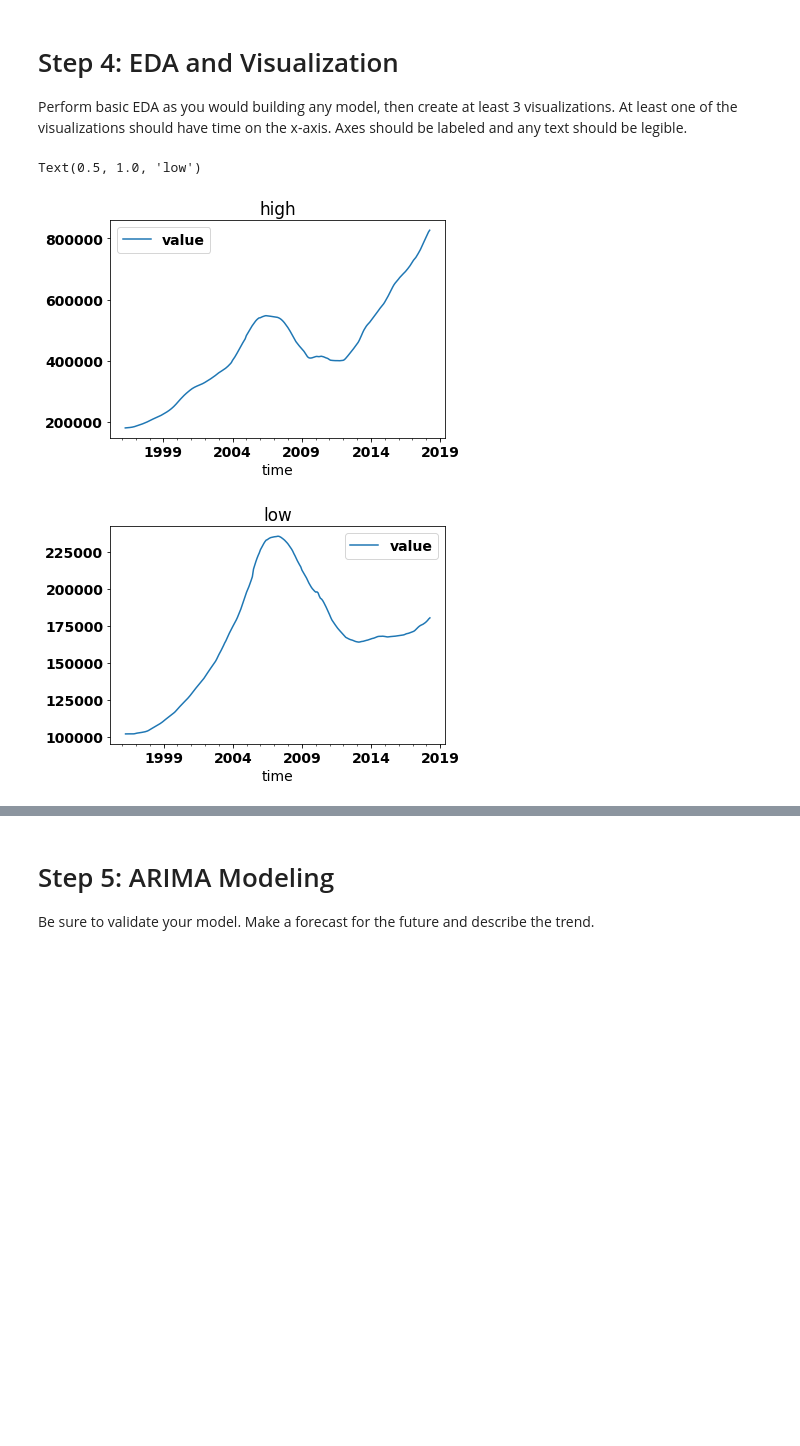
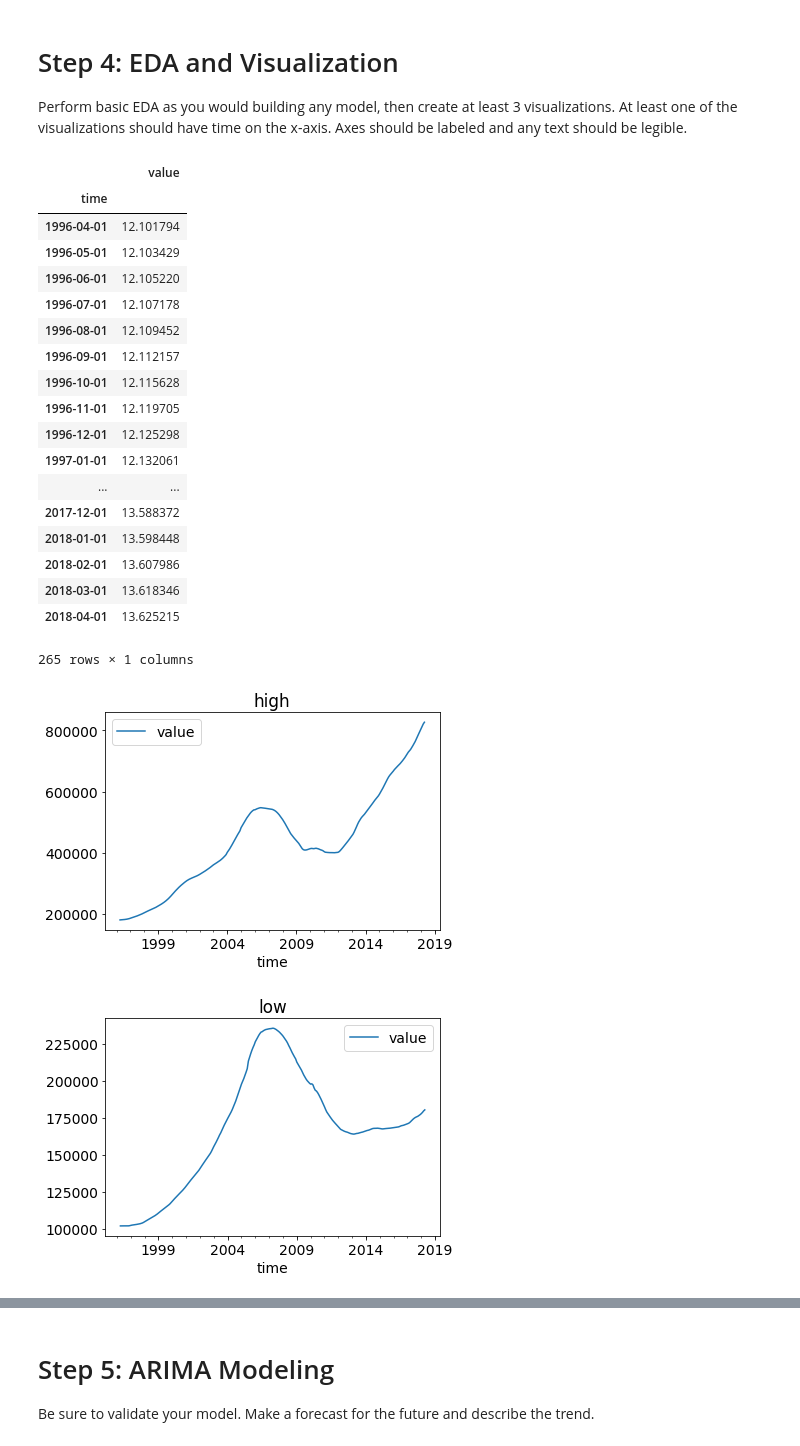
Before and after one commit to krbarounis/Zillow-Project, a Jupyter notebook: mod_4_starter_notebook.ipynb, the cells around one changed output, grey strips where cells are left out. Drawn from its saved outputs; the diff is of its cells as text; code cells hidden in the pictures; blank space fills up the shorter version.

```diff
--- a/mod_4_starter_notebook.ipynb
+++ b/mod_4_starter_notebook.ipynb
@@ -161,21 +120,39 @@ low_df = low_return.groupby('time')[['value']].mean()
 # Step 4: EDA and Visualization
 Perform basic EDA as you would building any model, then create at least 3 visualizations.  At least one of the visualizations should have time on the x-axis.  Axes should be labeled and any text should be legible.
 # %%
-
 font = {'family' : 'normal',
         'size'   : 14}
 
 plt.rc('font', **font)
 high_df.plot()
 plt.title('high')
 low_df.plot()
 plt.title('low')
-
+#log transform values
+log_high = pd.DataFrame(np.log(high_df['value']), index=high_df.index)
 # NOTE: if you visualizations are too cluttered to read, try calling 'plt.gcf().autofmt_xdate()'!
 # %% [output]
+|  | value |
+| time |  |
+| 1996-04-01 | 12.101794 |
+| 1996-05-01 | 12.103429 |
+| 1996-06-01 | 12.105220 |
+| 1996-07-01 | 12.107178 |
+| 1996-08-01 | 12.109452 |
+| 1996-09-01 | 12.112157 |
+| 1996-10-01 | 12.115628 |
+| 1996-11-01 | 12.119705 |
+| 1996-12-01 | 12.125298 |
+| 1997-01-01 | 12.132061 |
+| ... | ... |
+| 2017-12-01 | 13.588372 |
+| 2018-01-01 | 13.598448 |
+| 2018-02-01 | 13.607986 |
+| 2018-03-01 | 13.618346 |
+| 2018-04-01 | 13.625215 |
-Text(0.5, 1.0, 'low')
+265 rows × 1 columns
-[figure, old version]
+[figure, new version]
-[figure, old version]
+[figure, new version]
 # %%
 # dickey fuller test
 from statsmodels.tsa.stattools import adfuller
```
Also changed, not shown: parts of 9 cells of this notebook.
